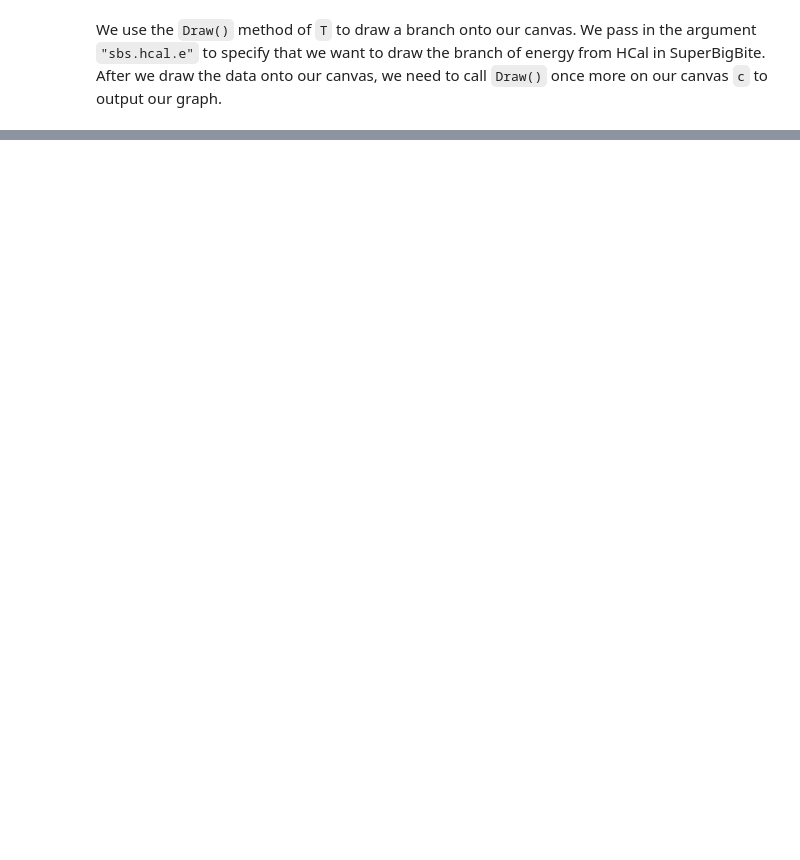
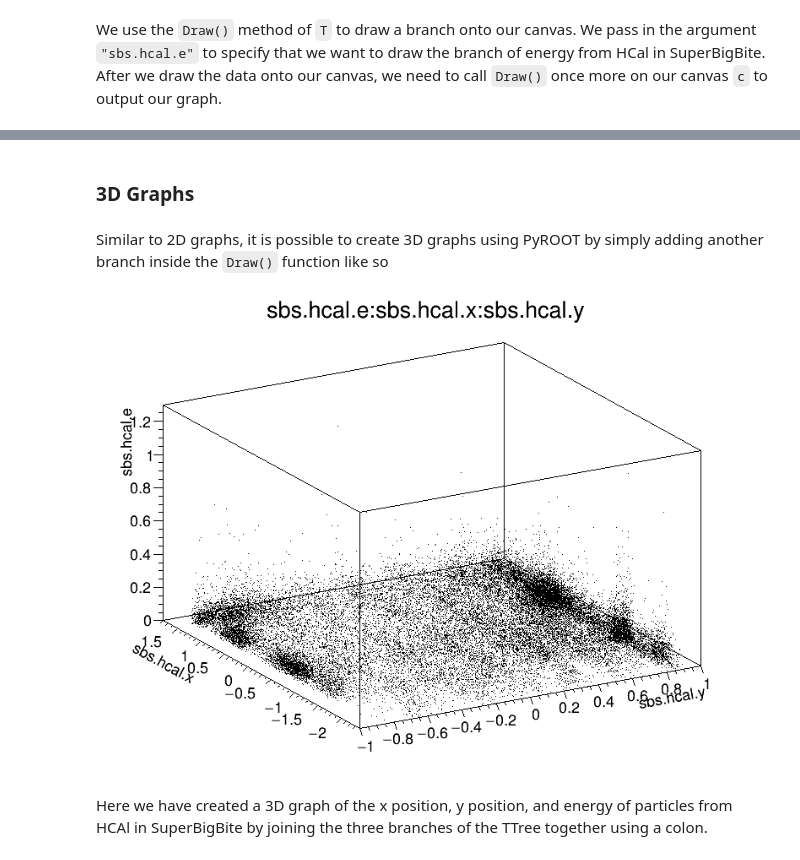
Before and after one commit to JeffersonLab/JupyterAnalysis, a Jupyter notebook: pyroot.ipynb, the cells around one changed output, grey strips where cells are left out. Drawn from its saved outputs; the diff is of its cells as text; code cells hidden in the pictures; blank space fills up the shorter version.

```diff
--- a/pyroot.ipynb
+++ b/pyroot.ipynb
@@ -48,0 +70,11 @@ We use the <code>Draw()</code> method of <code>T</code> to draw a branch onto ou
+# %% [markdown]
+### 3D Graphs
+# %% [markdown]
+Similar to 2D graphs, it is possible to create 3D graphs using PyROOT by simply adding another branch inside the <code>Draw()</code> function like so
+# %%
+T.Draw("sbs.hcal.e:sbs.hcal.x:sbs.hcal.y", "", "surf")
+c.Draw()
+# %% [output]
+[figure, added]
+# %% [markdown]
+Here we have created a 3D graph of the x position, y position, and energy of particles from HCAl in SuperBigBite by joining the three branches of the TTree together using a colon.
```
Also changed, not shown: parts of 8 cells of this notebook, 4 other files.
